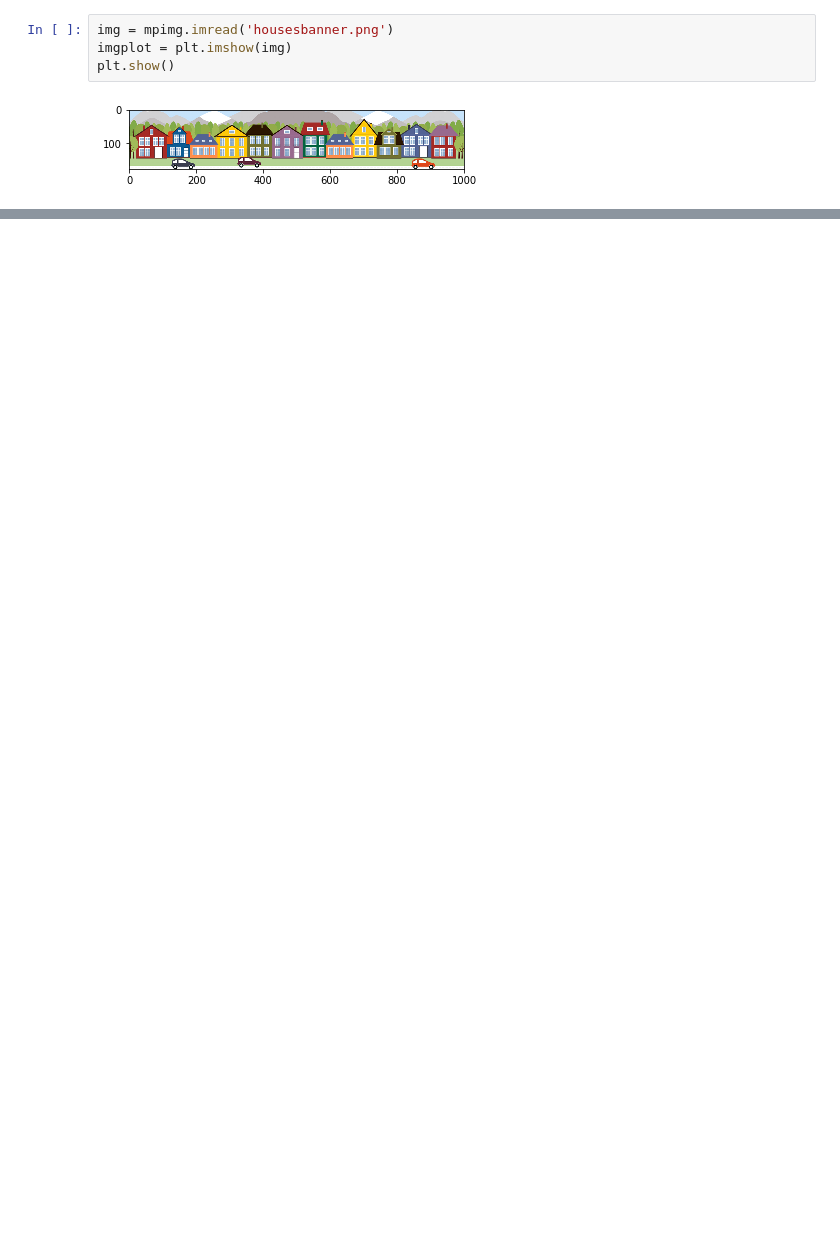
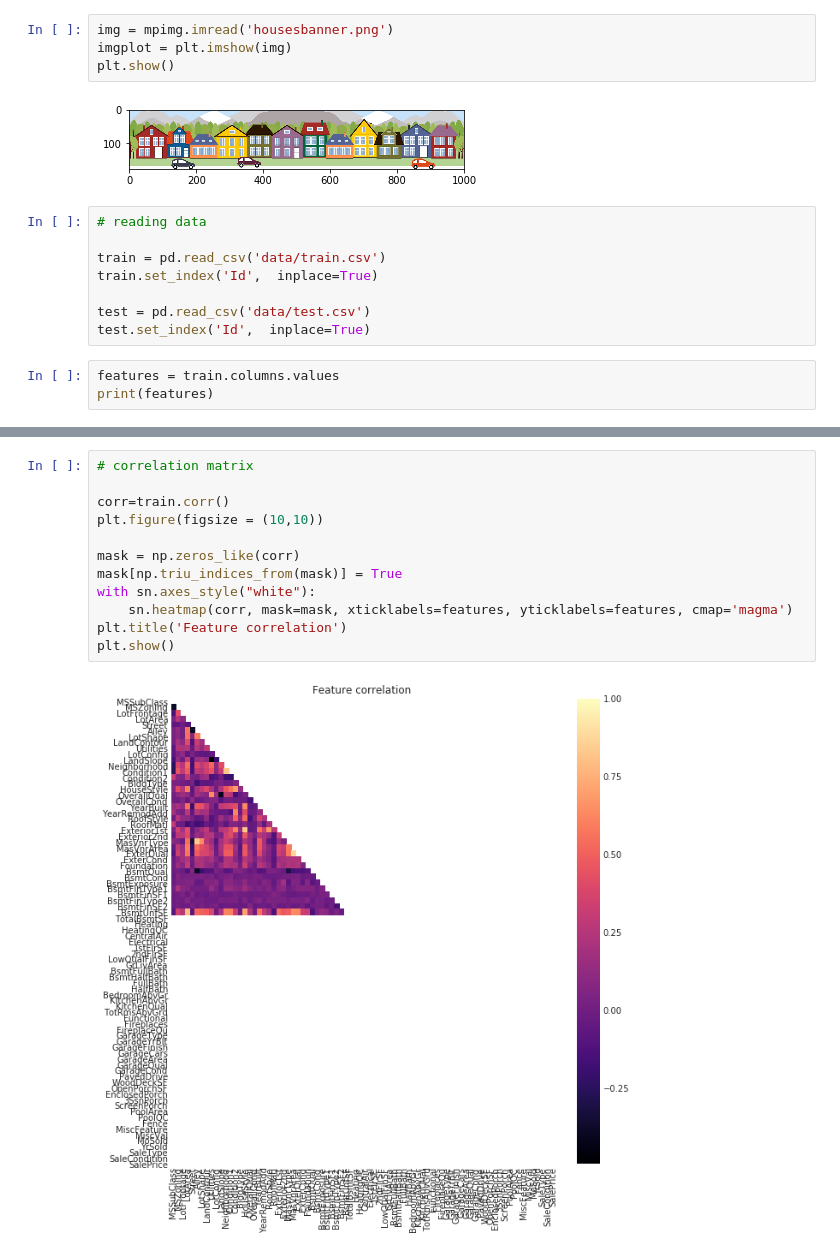
Before and after one commit to bermr/house-prices, a Jupyter notebook: house-prices-predition.ipynb, the cells around one changed output, grey strips where cells are left out. Saved outputs shown, nothing was run; the diff lists cells and outputs as text; blank space fills up the shorter version.

```diff
--- a/house-prices-predition.ipynb
+++ b/house-prices-predition.ipynb
@@ -11,3 +13,14 @@ imgplot = plt.imshow(img)
 plt.show()
 # %% [output]
 [figure]
+# %%
+# reading data
+
+train = pd.read_csv('data/train.csv')
+train.set_index('Id',  inplace=True)
+
+test = pd.read_csv('data/test.csv')
+test.set_index('Id',  inplace=True)
+# %%
+features = train.columns.values
+print(features)
@@ -13,0 +43,14 @@ plt.show()
+# %%
+# correlation matrix
+
+corr=train.corr()
+plt.figure(figsize = (10,10))
+
+mask = np.zeros_like(corr)
+mask[np.triu_indices_from(mask)] = True
+with sn.axes_style("white"):
+    sn.heatmap(corr, mask=mask, xticklabels=features, yticklabels=features, cmap='magma')
+plt.title('Feature correlation')
+plt.show()
+# %% [output]
+[figure, added]
```
Also changed, not shown: parts of 2 cells of this notebook, 3 other files.
